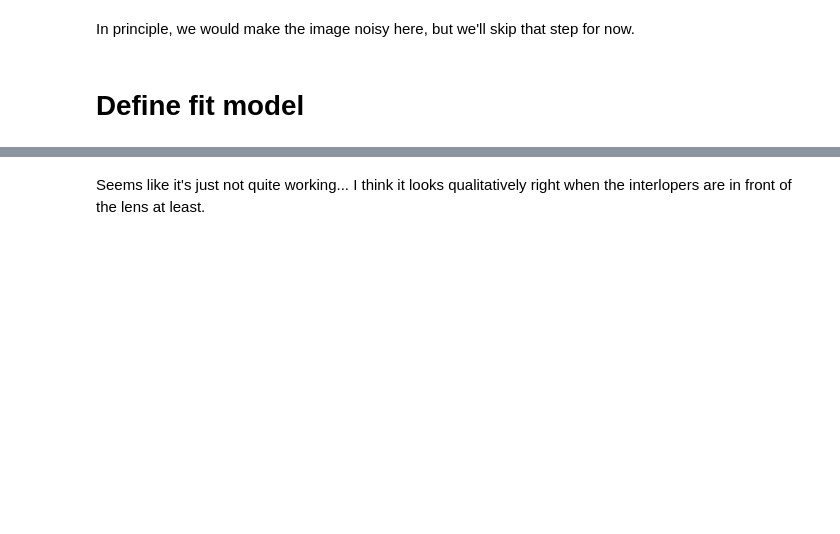
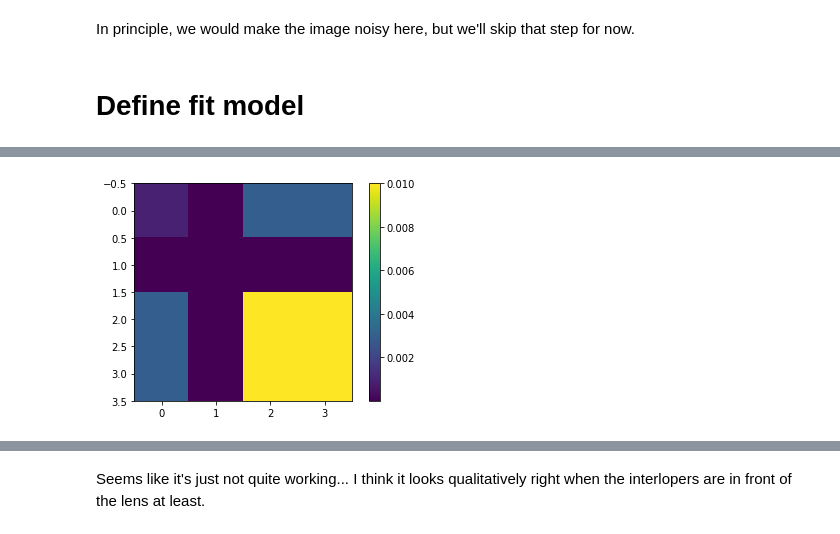
Before and after one commit to acagansengul/interlopers, a Jupyter notebook: emcee_multfit.ipynb, the cells around one changed output, grey strips where cells are left out. Drawn from its saved outputs; the diff is of its cells as text; code cells hidden in the pictures; blank space fills up the shorter version.

```diff
--- a/emcee_multfit.ipynb
+++ b/emcee_multfit.ipynb
@@ -371,31 +391,34 @@ def log_prob(args):
 # %%
 keys = ['rsang', 'alphars'] + ['center_x']*N + ['center_y']*N
 
 ndim = len(keys)
 
 means = [rsang, alphars]+[0]*(2*N)
+#means = [rsang,alphars,15,-8,2,15]
 
-randomness = .01
+randomness = 0
 cov = 0.5 - randomness * np.random.rand(ndim**2).reshape((ndim,ndim))
 cov = np.triu(cov)
 cov += cov.T - np.diag(cov.diagonal())
 cov = np.dot(cov,cov)
 
 for i in range(ndim):
     for j in range(ndim):
         keys_ij = [keys[i], keys[j]]
 
         ratio = 1
         for key in keys_ij:
             if key == 'rsang':
                 ratio *= .03
             elif key == 'alphars':
-                ratio *= .003
+                ratio *= .00003
             else:
-                ratio *= 1
+                ratio *= .1
         cov[i,j] *= ratio
 
 plt.imshow(cov); plt.colorbar(); plt.show()
+# %% [output]
+[figure, added]
 # %%
 nwalkers = 40
 p0 = means + np.sqrt(np.diag(cov)) * (np.random.rand(nwalkers, ndim)-.5)
```
Also changed, not shown: parts of 13 cells of this notebook, 3 other files.
